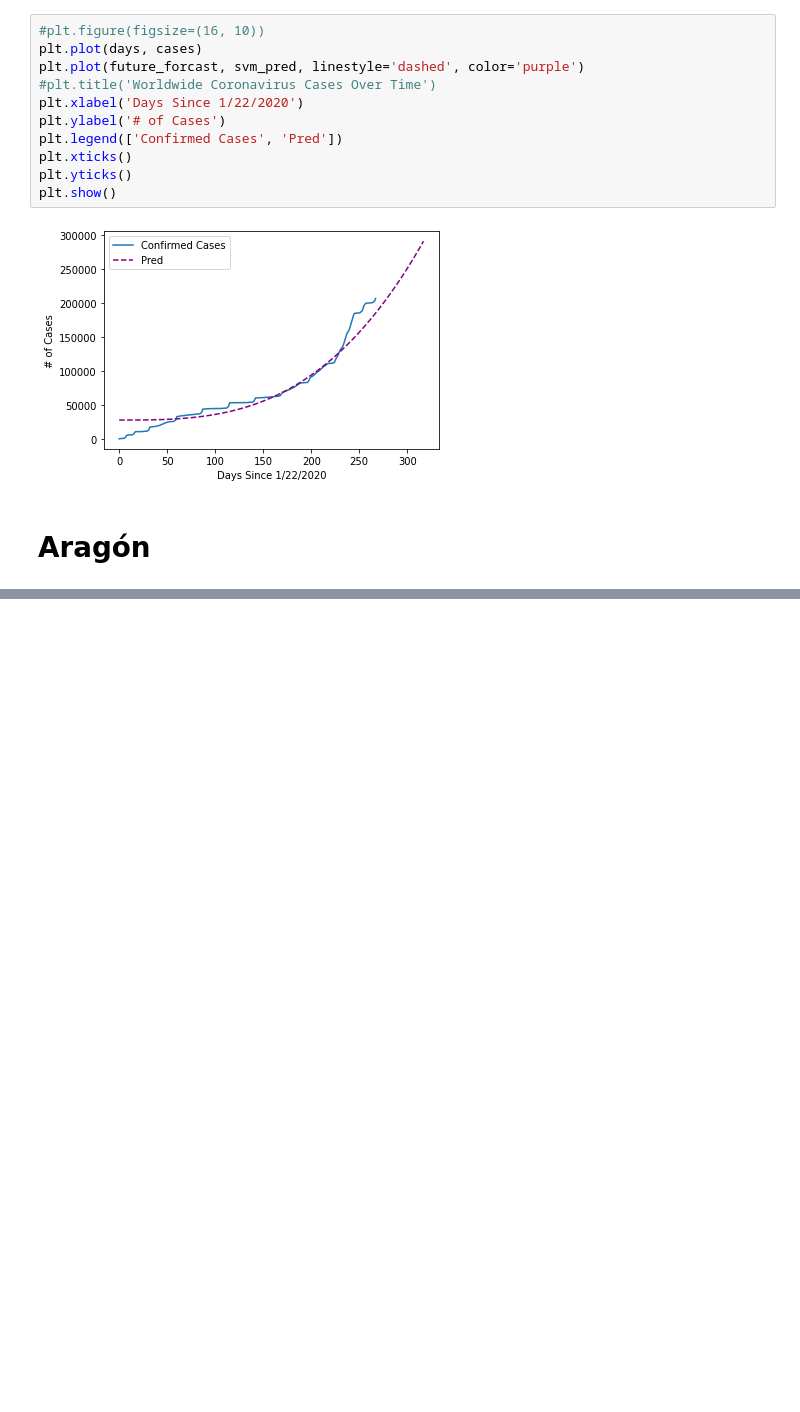
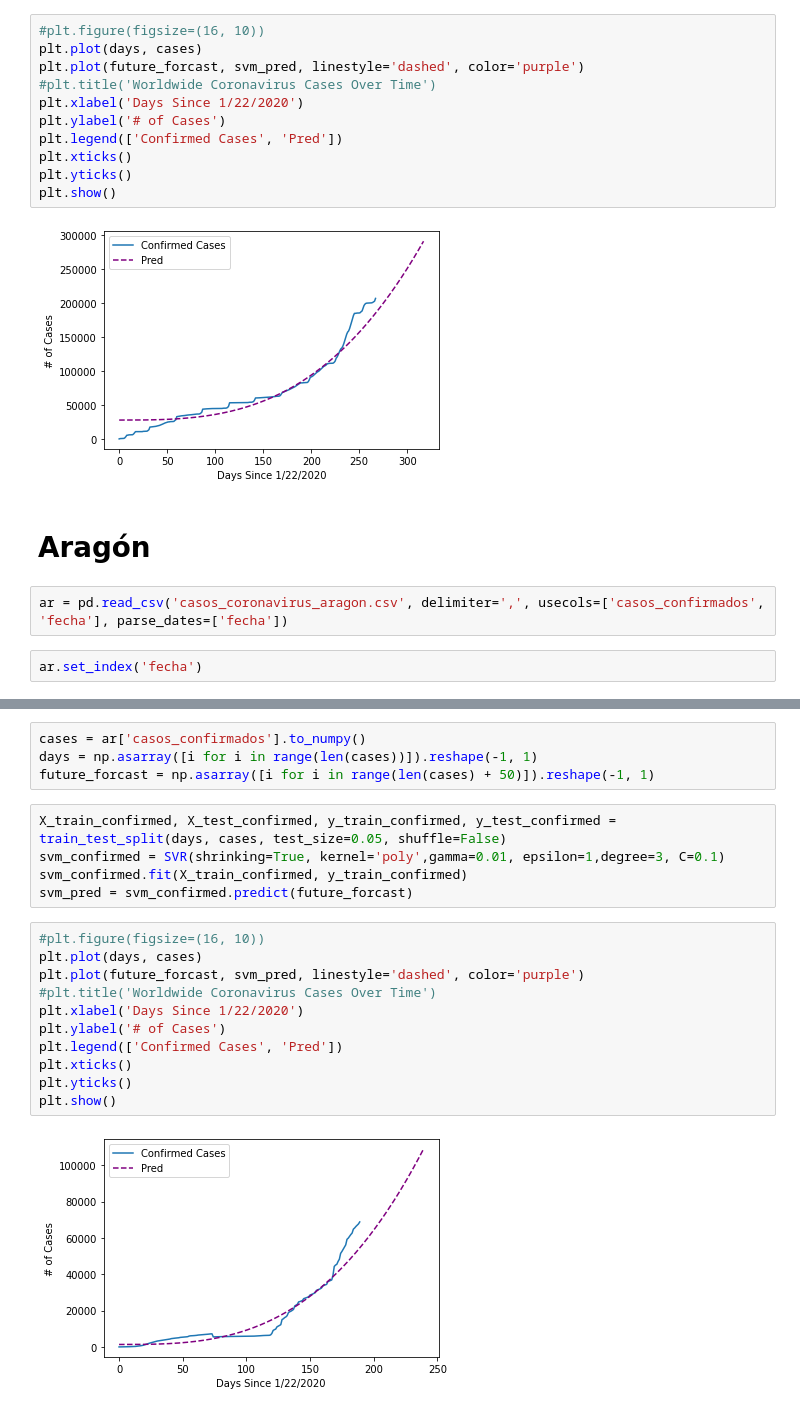
Before and after one commit to pablogs98/Next-Level_Hackathon2020, a Jupyter notebook: cases_prediction.ipynb, the cells around one changed output, grey strips where cells are left out. Drawn from its saved outputs; the diff is of its cells as text; blank space fills up the shorter version.

Commit message:
Add aragon prediciton

```diff
--- a/cases_prediction.ipynb
+++ b/cases_prediction.ipynb
@@ -76,3 +76,7 @@ plt.show()
 [figure]
 # %% [markdown]
 # Aragón
+# %%
+ar = pd.read_csv('casos_coronavirus_aragon.csv', delimiter=',', usecols=['casos_confirmados', 'fecha'], parse_dates=['fecha'])
+# %%
+ar.set_index('fecha')
@@ -78,0 +98,22 @@ plt.show()
+# %%
+cases = ar['casos_confirmados'].to_numpy()
+days = np.asarray([i for i in range(len(cases))]).reshape(-1, 1)
+future_forcast = np.asarray([i for i in range(len(cases) + 50)]).reshape(-1, 1)
+# %%
+X_train_confirmed, X_test_confirmed, y_train_confirmed, y_test_confirmed = train_test_split(days, cases, test_size=0.05, shuffle=False)
+svm_confirmed = SVR(shrinking=True, kernel='poly',gamma=0.01, epsilon=1,degree=3, C=0.1)
+svm_confirmed.fit(X_train_confirmed, y_train_confirmed)
+svm_pred = svm_confirmed.predict(future_forcast)
+# %%
+#plt.figure(figsize=(16, 10))
+plt.plot(days, cases)
+plt.plot(future_forcast, svm_pred, linestyle='dashed', color='purple')
+#plt.title('Worldwide Coronavirus Cases Over Time')
+plt.xlabel('Days Since 1/22/2020')
+plt.ylabel('# of Cases')
+plt.legend(['Confirmed Cases', 'Pred'])
+plt.xticks()
+plt.yticks()
+plt.show()
+# %% [output]
+[figure, added]
```
Also changed, not shown: parts of 1 cell of this notebook.
